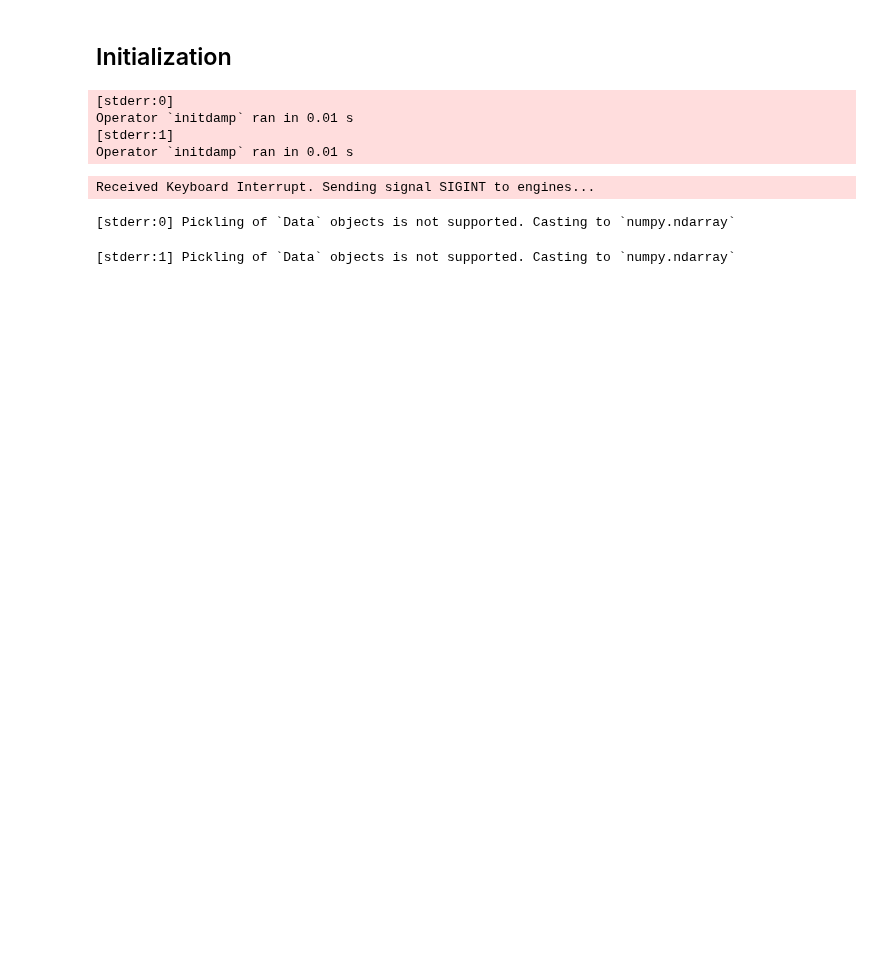
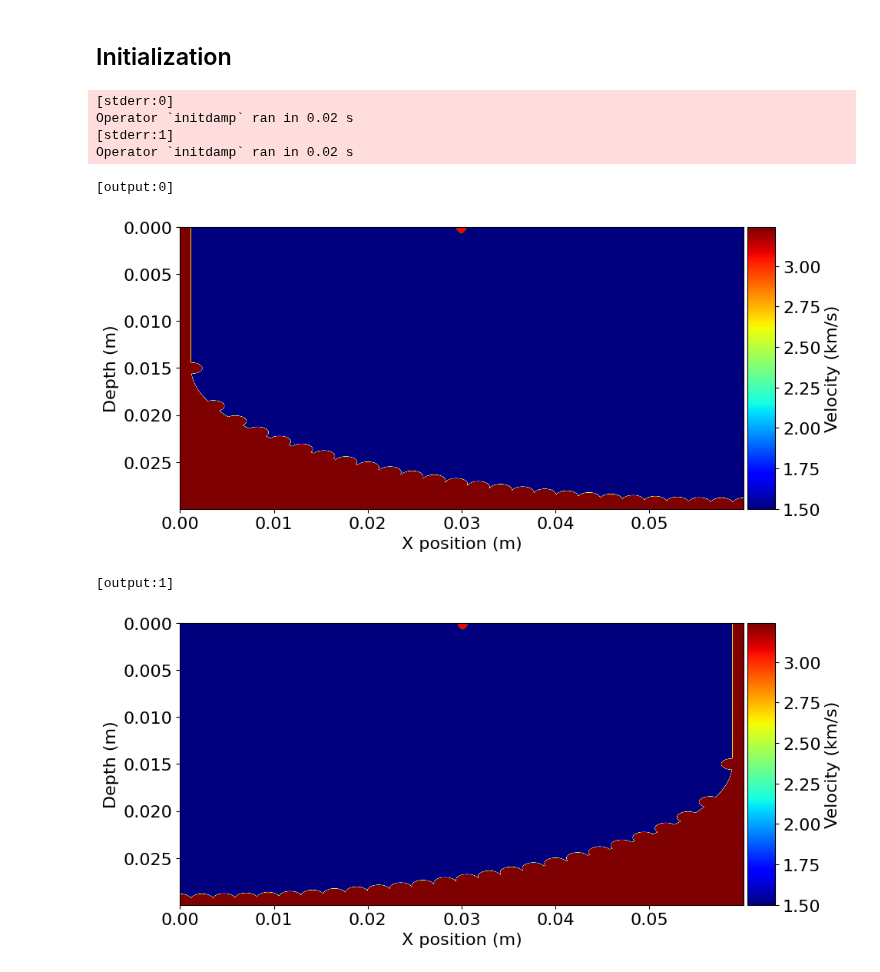
Before and after one commit to bgd54/sonar-FWI, a Jupyter notebook: notebooks/08_mpi.ipynb, the cells around one changed output. Drawn from its saved outputs; the diff is of its cells as text; code cells hidden in the pictures; blank space fills up the shorter version.

```diff
--- a/notebooks/08_mpi.ipynb
+++ b/notebooks/08_mpi.ipynb
@@ -41,55 +46,42 @@ configuration['language'] = 'openmp'
 %%px --no-stream --group-outputs=engine
 
 domain_size = (60, 30)
+radius = 28
 v_env = 1.5
 ns = 128
 source_distance = 0.002
-f0 = 5
+cy = (ns - 1) / 2 * source_distance + source_distance
+f0 = 50
 space_order = 8
-spatial_dist = round(v_env / f0 / 3, 6)
+spatial_dist = round(v_env / f0 / 3, 3)
 dt = spatial_dist / 20
 # %%
 %%px --no-stream --group-outputs=engine
 
-sonar = Sonar(domain_size, f0, v_env, EllipsisBottom(True), source_distance=source_distance, ns=ns, spatial_dist=spatial_dist)
+sonar = Sonar(
+    domain_size,
+    f0,
+    v_env,
+    EllipsisBottom(True),
+    space_order=space_order,
+    dt=dt,
+    spatial_dist=spatial_dist,
+)
 sonar.set_source()
 sonar.finalize()
 # %% [output]
 [stderr:0]
-Operator `initdamp` ran in 0.01 s
+Operator `initdamp` ran in 0.02 s
 [stderr:1]
-Operator `initdamp` ran in 0.01 s
+Operator `initdamp` ran in 0.02 s
-# %%
-%%px
-
-src = sonar.src
-alpha = 45
-dt = sonar.model.critical_dt
-ns = src.coordinates.data.shape[0]
-
-if alpha <= 90:
-    max_latency = (
-        np.cos(np.deg2rad(alpha)) * ((ns - 1) * source_distance / v_env) / dt
-    )
-elif alpha > 90:
-    max_latency = np.cos(np.deg2rad(alpha)) * (source_distance / v_env) / dt
-for i in range(ns):
-    latency = -np.cos(np.deg2rad(alpha)) * (i * source_distance / v_env)
-    src.data[:, i] = np.roll(np.array(src.data[:, i]), int(latency / dt + max_latency))
-sonar.u.data.fill(0)
-sonar.op(time=sonar.time_range.num - 2, dt=dt)
-# %% [output]
-Received Keyboard Interrupt. Sending signal SIGINT to engines...
-# %%
-%%px
-all_rec_data = comm.gather(sonar.rec.data, root=0)
-
-# If current process is root
-if rank == 0:
-    # Concatenate the gathered data if needed
-    full_rec_data = np.concatenate(all_rec_data, axis=1)
-
-    # Write the data to file
-# %% [output]
-[stderr:0] Pickling of `Data` objects is not supported. Casting to `numpy.ndarray`
-[stderr:1] Pickling of `Data` objects is not supported. Casting to `numpy.ndarray`
+# %%
+%%px
+
+plot_velocity(
+    sonar.model, source=sonar.src.coordinates.data, receiver=sonar.rec.coordinates.data
+)
+# %% [output]
+[output:0]
+[figure, added]
+[output:1]
+[figure, added]
```
Also changed, not shown: parts of 11 cells of this notebook, 2 other files.
